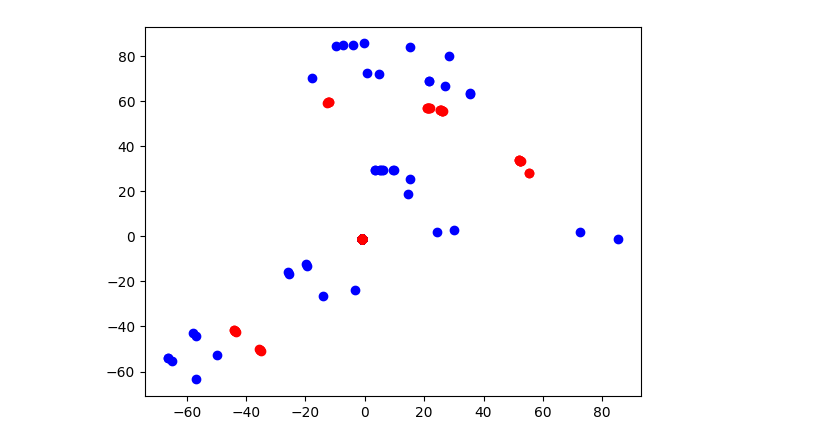
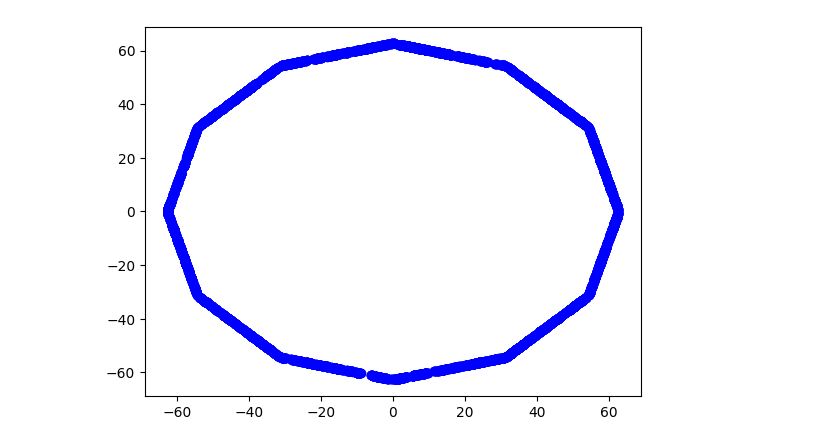
Before and after one commit to makoeppel/mu3e_gnn_trigger, a Jupyter notebook: notebooks/Classification.ipynb, the cells around one changed output. Saved outputs shown, nothing was run; the diff lists cells and outputs as text; code cells hidden in the pictures.

```diff
--- a/notebooks/Classification.ipynb
+++ b/notebooks/Classification.ipynb
@@ -27,11 +26,10 @@ sig_only_mppc_spacetime = np.load(SIGNAL_ONLY_MPPC_FILE)
 input_seq_len = bg_pixel_spacetime.shape[1]
 input_dim = bg_pixel_spacetime.shape[2]  # Exclude timestamp
 # %%
-plt.scatter(bg_pixel_spacetime[:1, :, 0], bg_pixel_spacetime[:1, :, 1], color = "blue")
-plt.scatter(bg_mppc_spacetime[:1, :, 0], bg_mppc_spacetime[:1, :, 1], color = "red")
+plt.scatter(bg_mppc_spacetime[:100, :, 0][bg_mppc_spacetime[:100, :, 0] != -1], bg_mppc_spacetime[:100, :, 1][bg_mppc_spacetime[:100, :, 1] != -1], color = "blue")
 plt.show()
 # %% [output]
-[figure, old version]
+[figure, new version]
 # %%
 pixel_input = keras.Input(shape=(input_seq_len, input_dim), name="pixel_input")
 mppc_input = keras.Input(shape=(input_seq_len, input_dim), name="mppc_input")
```
Also changed, not shown: parts of 6 cells of this notebook, 4 other files.
